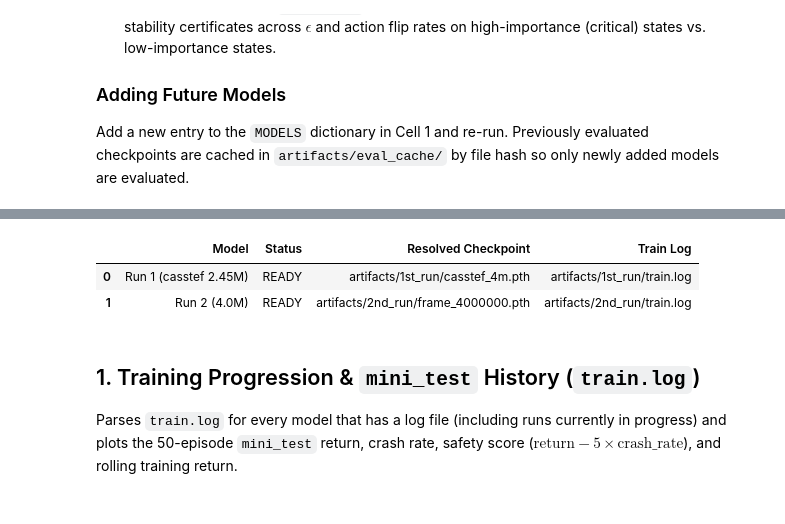
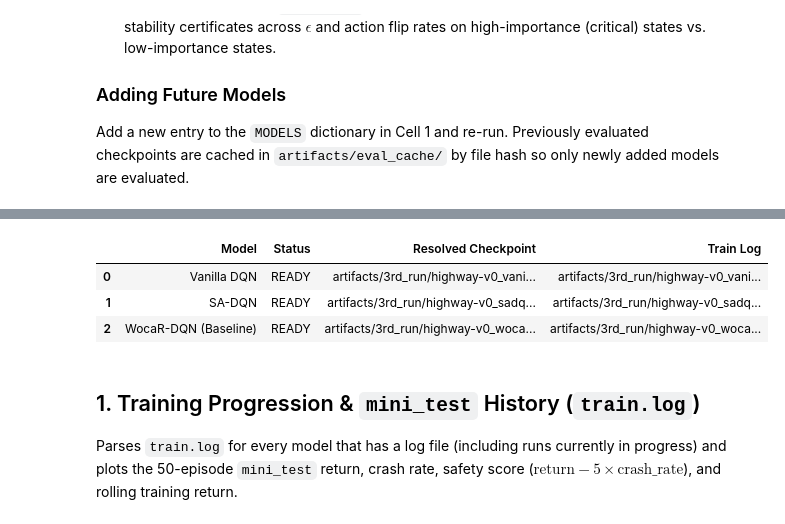
Before and after one commit to Internet-CADS/models, a Jupyter notebook: entries/02_wocar_dqn/02_wocar_evaluation.ipynb, the cells around one changed output, grey strips where cells are left out. Cells and saved outputs as stored; diff of their text form; code cells hidden in the pictures.

Commit message:
Add 3rd_run Vanilla DQN and WocaR-DQN artifacts and executed evaluation results

```diff
--- a/entries/02_wocar_dqn/02_wocar_evaluation.ipynb
+++ b/entries/02_wocar_dqn/02_wocar_evaluation.ipynb
@@ -67,36 +67,37 @@ ACTION_NAMES = {0: "LANE_LEFT", 1: "IDLE", 2: "LANE_RIGHT", 3: "FASTER", 4: "SLO
 # (or the final frame_4000000.pth once the run completes).
 # ============================================================================
 MODELS = {
-    "Run 1 (casstef 2.45M)": {
-        "checkpoint": "artifacts/1st_run/casstef_4m.pth",
-        "train_log": "artifacts/1st_run/train.log",
-        "color": "#7f7f7f",
-        "linestyle": "--",
+    "Vanilla DQN": {
+        "checkpoint": "artifacts/3rd_run/highway-v0_vanilla/best_frame_4000000.pth",
+        "train_log": "artifacts/3rd_run/highway-v0_vanilla/train.log",
+        "color": "#1f77b4",
+        "linestyle": "-",
     },
-    "Run 2 (4.0M)": {
-        "checkpoint": "artifacts/2nd_run/frame_4000000.pth",
-        "train_log": "artifacts/2nd_run/train.log",
-        "color": "#9467bd",
-        "linestyle": ":",
+    "SA-DQN": {
+        "checkpoint": "artifacts/3rd_run/highway-v0_sadqn/best_frame_2450000.pth",
+        "train_log": "artifacts/3rd_run/highway-v0_sadqn/train.log",
+        "color": "#ff7f0e",
+        "linestyle": "-",
     },
-    #"Vanilla DQN": {
-    #    "checkpoint": "artifacts/3rd_run/highway-v0_vanilla",
-    #    "train_log": "artifacts/3rd_run/highway-v0_vanilla/train.log",
-    #    "color": "#1f77b4",
-    #    "linestyle": "-",
-    #},
-    #"SA-DQN": {
-    #    "checkpoint": "artifacts/3rd_run/highway-v0_sadqn",
-    #    "train_log": "artifacts/3rd_run/highway-v0_sadqn/train.log",
-    #    "color": "#ff7f0e",
-    #    "linestyle": "-",
-    #},
-    #"WocaR-DQN (Baseline)": {
-    #    "checkpoint": "artifacts/3rd_run/highway-v0_wocar",
-    #    "train_log": "artifacts/3rd_run/highway-v0_wocar/train.log",
-    #    "color": "#2ca02c",
-    #    "linestyle": "-",
-    #},
+    "WocaR-DQN (Baseline)": {
+        "checkpoint": "artifacts/3rd_run/highway-v0_wocar/best_frame_3850000.pth",
+        "train_log": "artifacts/3rd_run/highway-v0_wocar/train.log",
+        "color": "#2ca02c",
+        "linestyle": "-",
+    },
+    # Previous runs (uncomment to include in plots):
+    # "Run 1 (casstef 2.45M)": {
+    #     "checkpoint": "artifacts/1st_run/casstef_4m.pth",
+    #     "train_log": "artifacts/1st_run/train.log",
+    #     "color": "#7f7f7f",
+    #     "linestyle": "--",
+    # },
+    # "Run 2 (4.0M)": {
+    #     "checkpoint": "artifacts/2nd_run/frame_4000000.pth",
+    #     "train_log": "artifacts/2nd_run/train.log",
+    #     "color": "#9467bd",
+    #     "linestyle": ":",
+    # },
 }
 
 # Evaluation settings
@@ -153,6 +171,7 @@ pd.DataFrame(status_rows)
 |  | Model | Status | Resolved Checkpoint | Train Log |
-| 0 | Run 1 (casstef 2.45M) | READY | artifacts/1st_run/casstef_4m.pth | artifacts/1st_run/train.log |
-| 1 | Run 2 (4.0M) | READY | artifacts/2nd_run/frame_4000000.pth | artifacts/2nd_run/train.log |
+| 0 | Vanilla DQN | READY | artifacts/3rd_run/highway-v0_vani... | artifacts/3rd_run/highway-v0_vani... |
+| 1 | SA-DQN | READY | artifacts/3rd_run/highway-v0_sadq... | artifacts/3rd_run/highway-v0_sadq... |
+| 2 | WocaR-DQN (Baseline) | READY | artifacts/3rd_run/highway-v0_woca... | artifacts/3rd_run/highway-v0_woca... |
 # %% [markdown]
 ## 1. Training Progression & `mini_test` History (`train.log`)
 
```
Also changed, not shown: parts of 7 cells of this notebook, 43 other files.
